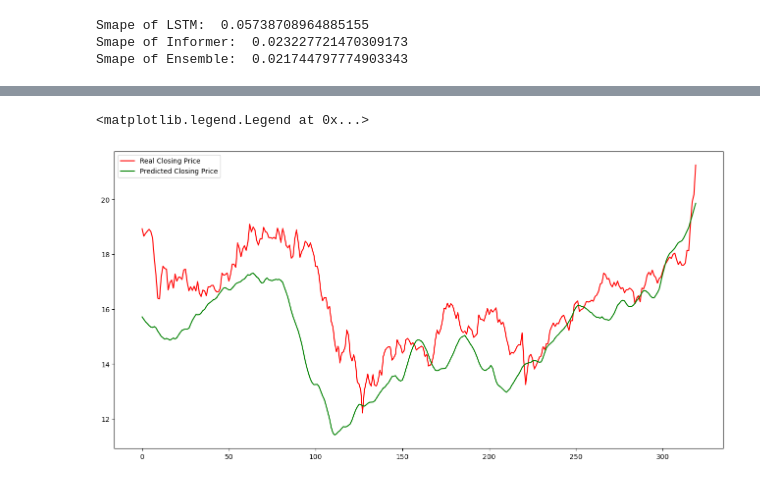
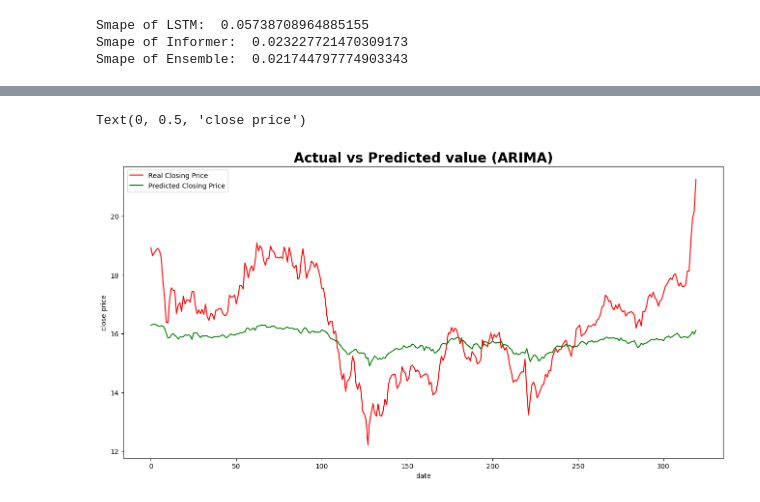
Before and after one commit to shanggao33/Data5703, a Jupyter notebook: Informer/bac_19col_newsent_indi_5@indi_final_twitter_finbert_avg/bac_19col_newsent_indi_5.ipynb, the cells around one changed output, grey strips where cells are left out. Saved outputs shown, nothing was run; the diff lists cells and outputs as text; code cells hidden in the pictures.

```diff
--- a/Informer/bac_19col_newsent_indi_5@indi_final_twitter_finbert_avg/bac_19col_newsent_indi_5.ipynb
+++ b/Informer/bac_19col_newsent_indi_5@indi_final_twitter_finbert_avg/bac_19col_newsent_indi_5.ipynb
@@ -1957,0 +1968,3 @@ plt.legend(loc='best')
+# %%
+arima_pred = np.load('./results/'+setting+'/pred.npy')
+arima_pred.shape
@@ -1958,9 +1973,13 @@ plt.legend(loc='best')
 # %%
 plt.figure(figsize=(16,8), dpi= 100, facecolor='w', edgecolor='k')
 
 plt.plot(trues[:, 0, :], color='red', label = 'Real Closing Price')
-plt.plot(lstm_preds, color='green', label = 'Predicted Closing Price')
+plt.plot(arima_pred[:, 0, :]+15, color='green', label = 'Predicted Closing Price')
 plt.legend(loc='best')
+
+plt.title('Actual vs Predicted value (ARIMA)', size=20, weight='bold')
+plt.xlabel('date')
+plt.ylabel('close price')
 # %% [output]
-<matplotlib.legend.Legend at 0x...>
+Text(0, 0.5, 'close price')
-[figure, old version]
+[figure, new version]
```
Also changed, not shown: parts of 5 cells of this notebook, 3 other files.
